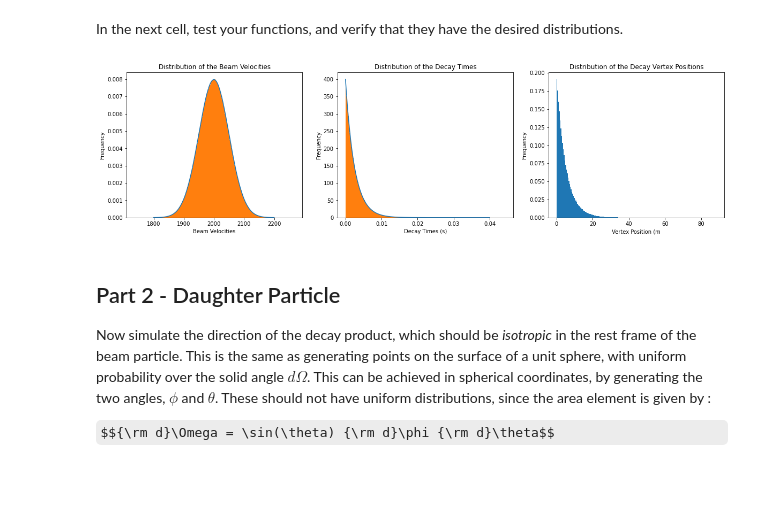
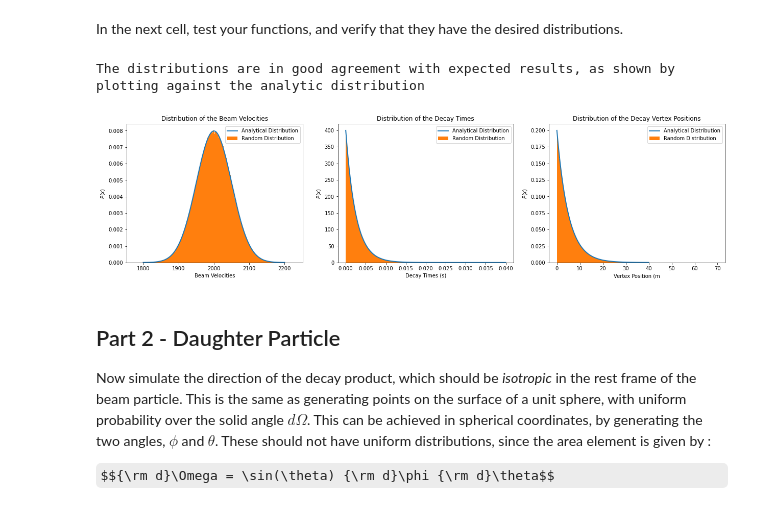
Before and after one commit to sam-you-ell/Computational-Physics, a Jupyter notebook: 3rd Year/Monte Carlo Sim/Montecarlo2.ipynb, the cells around one changed output. Saved outputs shown, nothing was run; the diff lists cells and outputs as text; code cells hidden in the pictures; some formulas as TeX source; blank space fills up the shorter version.

```diff
--- a/3rd Year/Monte Carlo Sim/Montecarlo2.ipynb
+++ b/3rd Year/Monte Carlo Sim/Montecarlo2.ipynb
@@ -59,37 +61,47 @@ In the next cell, test your functions, and verify that they have the desired dis
 # %%
 
 XPART.gen_beam()
 def distribution(Beam):
+    """
+    Plotting functions to ensure the distributions are correct. We expect a normal distribution for the velocities and an exponential distribution
+    for the decay times and vertices.
+    """
 
-
-    fig, ax = plt.subplots(1, 3, figsize = (20, 5))
+    fig, ax = plt.subplots(1, 3, figsize = (21, 5))
     xvals = np.linspace(Beam.mean - 4*Beam.st_dev, Beam.mean + 4*Beam.st_dev, np.size(Beam.vels[2, :]))
 
-    ax[0].plot(xvals, stats.norm.pdf(xvals, Beam.mean, Beam.st_dev))
-    ax[0].hist(Beam.vels[2,:], density = True, bins = 200)
+    ax[0].plot(xvals, stats.norm.pdf(xvals, Beam.mean, Beam.st_dev), label = 'Analytical Distribution', linewidth = 2) # analytic normal distribution to plot against
+    ax[0].hist(Beam.vels[2,:], density = True, bins = 200, label ='Random Distribution')
     ax[0].set_xlabel('Beam Velocities')
-    ax[0].set_ylabel("Frequency")
+    ax[0].set_ylabel("$P(x)$")
     ax[0].set_title("Distribution of the Beam Velocities")
+    ax[0].legend(loc = 'upper right')
 
     ex = np.linspace(0,0.04, np.size(Beam.vels[2,:]))
-    ey = stats.expon.pdf(ex, 0, Beam.tau)
-    ax[1].plot(ex, ey)
-    ax[1].hist(Beam.decay_times, density = True, bins = 200)
+    ey = stats.expon.pdf(ex, 0, Beam.tau) # analytic exponential distribution to plot against
+    ax[1].plot(ex, ey, label = 'Analytical Distribution', linewidth = 2)
+    ax[1].hist(Beam.decay_times, density = True, bins = 200, label = 'Random Distribution')
     ax[1].set_xlabel("Decay Times (s)")
-    ax[1].set_ylabel("Frequency")
+    ax[1].set_ylabel("$P(x)$")
     ax[1]. set_title("Distribution of the Decay Times")
-    # ex2 = np.linspace(0, 40, 100)
-    # ey2 = stats.expon.pdf(ex2, 0, Beam.tau * Beam.mean)
-    ax[2].hist(Beam.vertex[2, :], density = True, bins = 200)
+    ax[1].legend(loc = 'upper right')
+    ex2 = np.linspace(0, 40, 100)
+    ey2 = stats.expon.pdf(ex2, 0, Beam.tau * Beam.mean)
+    ax[2].plot(ex2, ey2, label = 'Analytical Distribution', linewidth = 2)
+    ax[2].hist(Beam.vertex[2, :], density = True, bins = 200, label = "Random Distribution")
     ax[2].set_xlabel('Vertex Position (m')
-    ax[2].set_ylabel("Frequency")
+    ax[2].set_ylabel("$P(x)$")
     ax[2].set_title("Distribution of the Decay Vertex Positions")
+    ax[2].legend()
     plt.subplots_adjust(wspace = 0.2)
+
 
 #need to compare with their analytical discrete distributions
 distribution(XPART)
+print("The distributions are in good agreement with expected results, as shown by plotting against the analytic distribution")
 # %% [output]
+The distributions are in good agreement with expected results, as shown by plotting against the analytic distribution
-[figure, old version]
+[figure, new version]
 # %% [markdown]
 ## Part 2 - Daughter Particle
 
```
Also changed, not shown: parts of 17 cells of this notebook, 1 other file.
